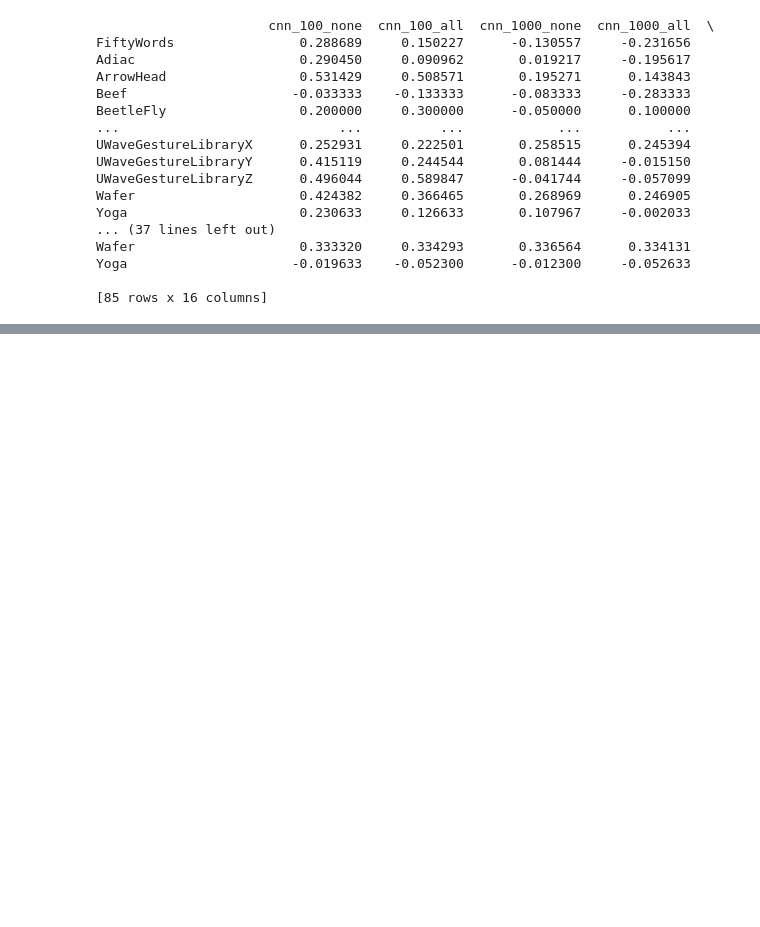
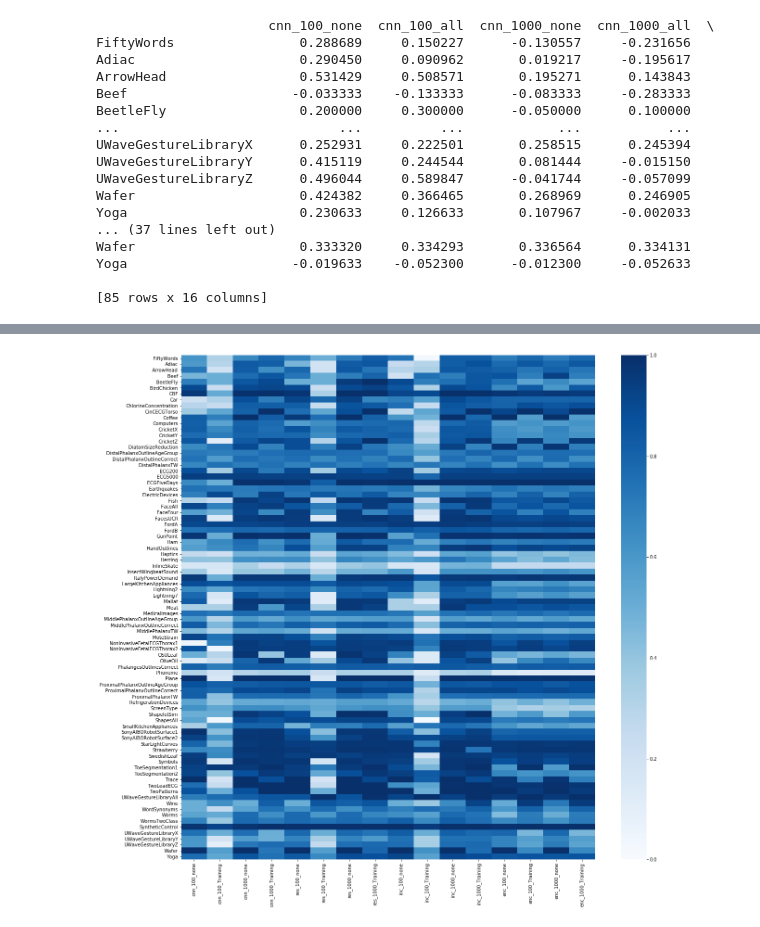
Before and after one commit to pia97/Transfer_Learning, a Jupyter notebook: results/Analyse new.ipynb, the cells around one changed output, grey strips where cells are left out. Cells and saved outputs as stored; diff of their text form; code cells hidden in the pictures; blank space fills up the shorter version.

```diff
--- a/results/Analyse new.ipynb
+++ b/results/Analyse new.ipynb
@@ -287,0 +288,28 @@ plt.show()
+# %%
+heat2 = pd.DataFrame()
+
+heat2[ 'cnn_100_none' ] = cnn_100_none[ 'accuracy' ]
+heat2[ 'cnn_100_Training' ] = nt_cnn_100[ 'val_accuracy' ]
+heat2[ 'cnn_1000_none' ] = cnn_1000_none[ 'accuracy' ]
+heat2[ 'cnn_1000_Training' ] = nt_cnn_1000[ 'val_accuracy' ]
+
+heat2[ 'res_100_none' ] = res_100_none[ 'accuracy' ]
+heat2[ 'res_100_Training' ] = nt_res_100[ 'val_accuracy' ]
+heat2[ 'res_1000_none' ] = res_1000_none[ 'accuracy' ]
+heat2[ 'res_1000_Training' ] = nt_res_1000[ 'val_accuracy' ]
+
+heat2[ 'inc_100_none' ] = inc_100_none[ 'accuracy' ]
+heat2[ 'inc_100_Training' ] = nt_inc_100[ 'val_accuracy' ]
+heat2[ 'inc_1000_none' ] = inc_1000_none[ 'accuracy' ]
+heat2[ 'inc_1000_Training' ] = nt_inc_1000[ 'val_accuracy' ]
+
+heat2[ 'enc_100_none' ] = enc_100_none[ 'accuracy' ]
+heat2[ 'enc_100_Training' ] = nt_enc_1000[ 'val_accuracy' ]
+heat2[ 'enc_1000_none' ] = enc_1000_none[ 'accuracy' ]
+heat2[ 'enc_1000_Training' ] = nt_enc_1000[ 'val_accuracy' ]
+
+heat2 = heat2.T
+heat2.columns = training_sets
+
+heat2 = heat2.T
+print( heat2 )
@@ -287,0 +334,9 @@ plt.show()
+# %%
+plt.rcParams[ "figure.figsize" ] = [ 20, 20 ]
+
+pt = sns.heatmap( heat2, annot = False, cmap = "Blues", vmin=-0, vmax=1 )
+
+plt.savefig( 'heatmap2.png' )
+plt.show()
+# %% [output]
+[figure, added]
```
Also changed, not shown: parts of 3 cells of this notebook.
